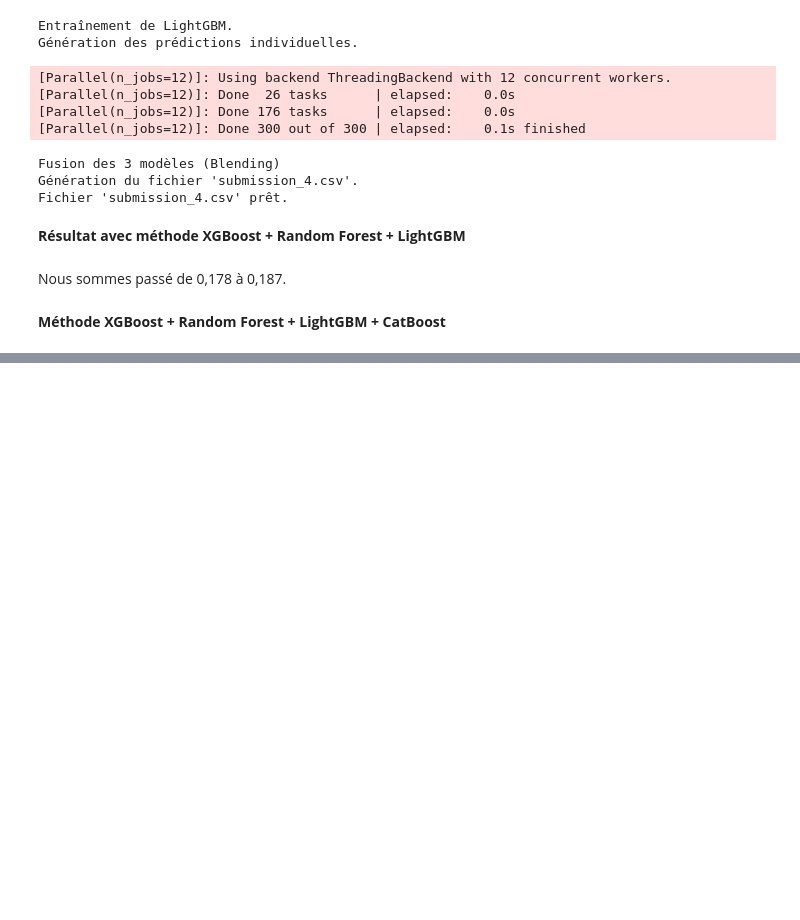
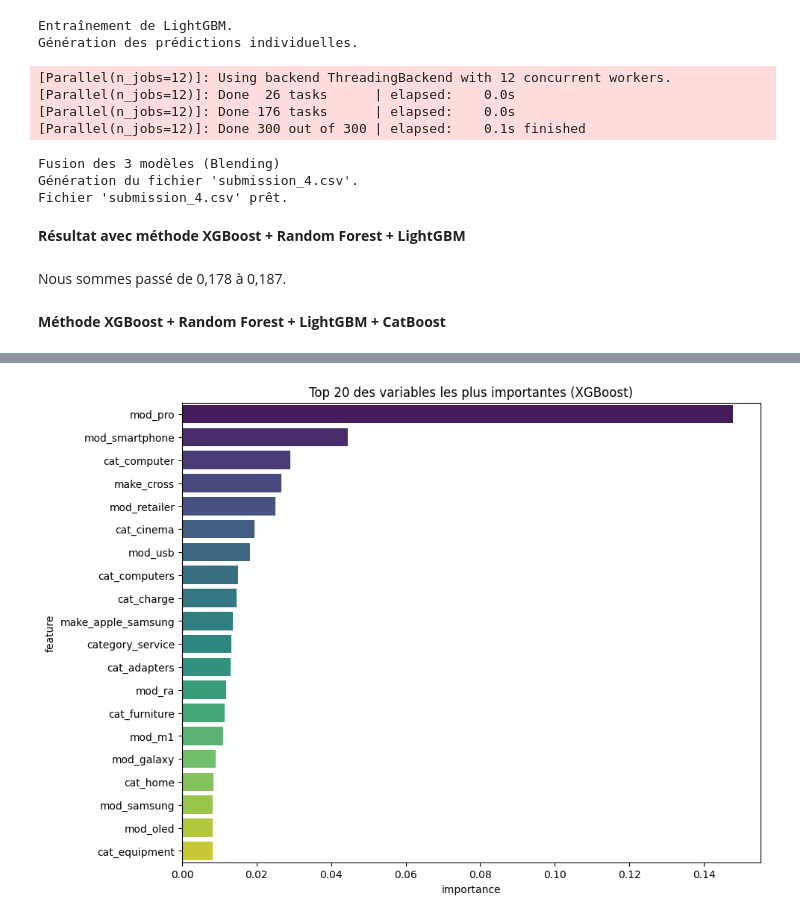
Before and after one commit to XGachet/Projet-ML-BNP-Paribas, a Jupyter notebook: notebooks/notebook.ipynb, the cells around one changed output, grey strips where cells are left out. Saved outputs shown, nothing was run; the diff lists cells and outputs as text; code cells hidden in the pictures; blank space fills up the shorter version.

Commit message:
Rajout de sélection de variables

```diff
--- a/notebooks/notebook.ipynb
+++ b/notebooks/notebook.ipynb
@@ -1159,0 +1172,87 @@ print(f"Fichier '{filename}' prêt.")
+# %%
+# 1. On récupère les importances de ton modèle XGBoost (le "chef")
+importances = model.feature_importances_
+feature_names = X.columns
+
+# 2. On crée un DataFrame pour voir ça proprement
+df_importance = pd.DataFrame({
+    'feature': feature_names,
+    'importance': importances
+}).sort_values(by='importance', ascending=False)
+
+# 3. Combien de variables ont une importance de 0 ?
+zero_importance_features = df_importance[df_importance['importance'] == 0]['feature'].tolist()
+
+print(f"Nombre total de variables : {len(feature_names)}")
+print(f"Variables utilisées (importance > 0) : {len(feature_names) - len(zero_importance_features)}")
+print(f"Variables inutiles (importance = 0) : {len(zero_importance_features)}")
+
+print("\nExemple de variables inutiles (à supprimer) :")
+print(zero_importance_features[:10])
+
+# 4. Affichage du top 20
+plt.figure(figsize=(10, 8))
+sns.barplot(x='importance', y='feature', data=df_importance.head(20), palette='viridis')
+plt.title('Top 20 des variables les plus importantes (XGBoost)')
+plt.show()
+
+# ==============================================================================
+# APPLICATION DE LA SÉLECTION
+# ==============================================================================
+
+# Si on a beaucoup de variables inutiles, on les supprime pour ré-entraîner propre
+if len(zero_importance_features) > 0:
+    print("Suppression des variables inutiles.")
+
+    # On réduit X et X_test_submit
+    X_reduced = X.drop(columns=zero_importance_features)
+    X_test_reduced = X_test_submit.drop(columns=zero_importance_features)
+
+    # On doit aussi nettoyer X_lgb pour LightGBM
+    X_lgb_reduced = X_reduced.copy()
+    X_test_lgb_reduced = X_test_reduced.copy()
+    X_lgb_reduced.columns = [re.sub(r'[^\w]', '_', col) for col in X_lgb_reduced.columns]
+    X_test_lgb_reduced.columns = [re.sub(r'[^\w]', '_', col) for col in X_test_lgb_reduced.columns]
+
+    print(f"Nouvelle taille du dataset : {X_reduced.shape}")
+
+    # --- IL FAUT MAINTENANT RELANCER LES MODÈLES SUR CE DATASET RÉDUIT ---
+    # Je te remets le code condensé pour relancer le Quatuor rapidement
+
+    print("Ré-entraînement du Quatuor sur dataset nettoyé.")
+
+    # 1. XGBoost
+    model_xgb_clean = xgb.XGBClassifier(n_estimators=700, learning_rate=0.05, max_depth=5, scale_pos_weight=ratio, random_state=42, n_jobs=-1)
+    model_xgb_clean.fit(X_reduced, y)
+    p_xgb = model_xgb_clean.predict_proba(X_test_reduced)[:, 1]
+
+    # 2. Random Forest
+    model_rf_clean = RandomForestClassifier(n_estimators=300, max_depth=15, class_weight='balanced', n_jobs=-1, random_state=42)
+    model_rf_clean.fit(X_reduced, y)
+    p_rf = model_rf_clean.predict_proba(X_test_reduced)[:, 1]
+
+    # 3. LightGBM
+    model_lgb_clean = lgb.LGBMClassifier(n_estimators=500, learning_rate=0.03, num_leaves=31, class_weight='balanced', random_state=42, n_jobs=-1, verbose=-1)
+    model_lgb_clean.fit(X_lgb_reduced, y)
+    p_lgb = model_lgb_clean.predict_proba(X_test_lgb_reduced)[:, 1]
+
+    # 4. CatBoost
+    model_cat_clean = CatBoostClassifier(iterations=1000, learning_rate=0.05, depth=6, auto_class_weights='Balanced', random_seed=42, verbose=0)
+    model_cat_clean.fit(X_reduced, y)
+    p_cat = model_cat_clean.predict_proba(X_test_reduced)[:, 1]
+
+    # Fusion
+    final_probs_clean = (0.35 * p_xgb) + (0.25 * p_lgb) + (0.25 * p_cat) + (0.15 * p_rf)
+
+    # Génération Fichier
+    dict_preds_clean = dict(zip(df_test_ready.index, final_probs_clean))
+    df_sub_clean = pd.read_csv('data/X_test_8skS2ey.csv', usecols=['ID'])
+    df_sub_clean['fraud_flag'] = df_sub_clean['ID'].map(dict_preds_clean).fillna(0)
+    df_sub_clean.index.name = 'index'
+    df_sub_clean.to_csv('submission_6.csv', index=True)
+
+    print("Fichier 'submission_6.csv' généré avec sélection de variables.")
+
+else:
+    print("Toutes les variables sont utiles, rien à supprimer.")
+# %% [output]
@@ -1159,0 +1268 @@ print(f"Fichier '{filename}' prêt.")
+[figure, added]
```
Also changed, not shown: parts of 9 cells of this notebook.
